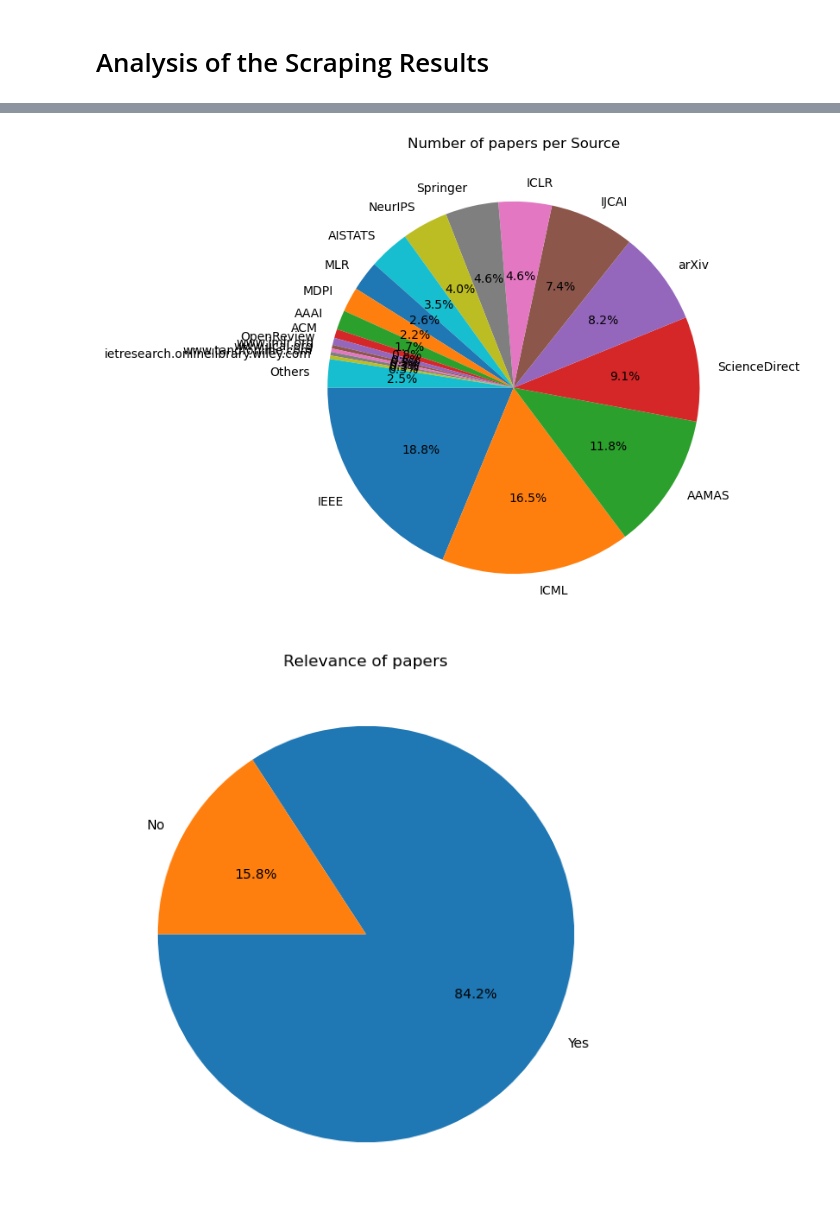
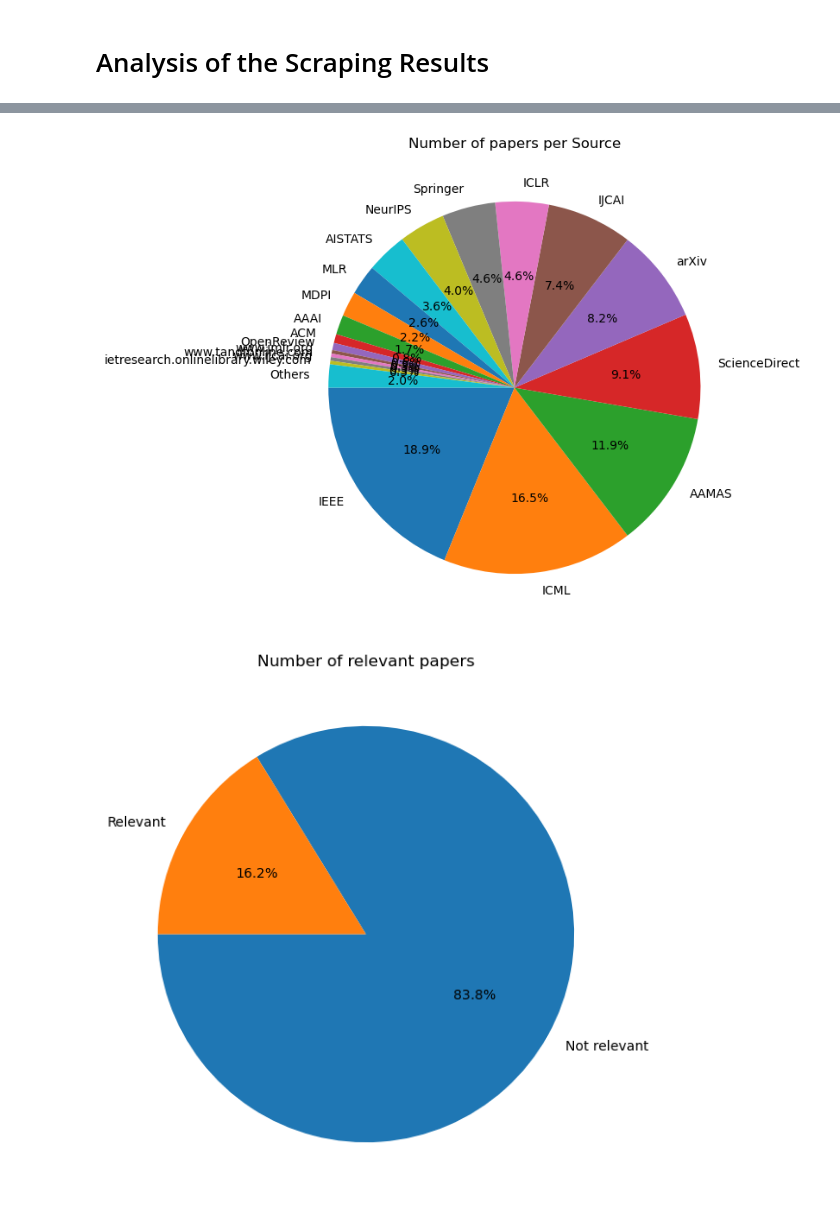
Before and after one commit to HamBa-m/sci-scraper, a Jupyter notebook: notebooks/eda.ipynb, the cells around one changed output, grey strips where cells are left out. Cells and saved outputs as stored; diff of their text form; code cells hidden in the pictures.

```diff
--- a/notebooks/eda.ipynb
+++ b/notebooks/eda.ipynb
@@ -28,8 +28,4 @@ Verdict        0.000000
 dtype: float64
-# %%
-# merge source and venue columns into one (basically, they are duplicates)
-df['Source'] = df['Source'].fillna(df['Venue'])
-df = df.drop(columns=['Venue'])
 # %%
 # pie chart of the number of papers per Source, show the sources with less than 2 papers as 'Others'
 n_df = df['Source'].value_counts()
@@ -41,15 +37,15 @@ plt.pie(n_df, labels=n_df.index, autopct='%1.1f%%', startangle=180)
 plt.title('Number of papers per Source')
 plt.show()
 # %% [output]
-[figure, old version]
+[figure, new version]
 # %%
-# plot pie chart of is_relevant
+# plot pie chart of is_relevant (0 or 1)
 plt.figure(figsize=(7, 7))
-plt.pie(df['is_relevent'].value_counts(), labels=['Yes', 'No'], autopct='%1.1f%%', startangle=180)
-plt.title('Relevance of papers')
+plt.pie(df['is_relevent'].value_counts(), labels=['Not relevant', 'Relevant'], autopct='%1.1f%%', startangle=180)
+plt.title('Number of relevant papers')
 plt.show()
 # %% [output]
-[figure, old version]
+[figure, new version]
 # %%
 # filter out irrelevant papers
 df = df[df['is_relevent'] == 1]
```
Also changed, not shown: parts of 13 cells of this notebook, 5 other files.
